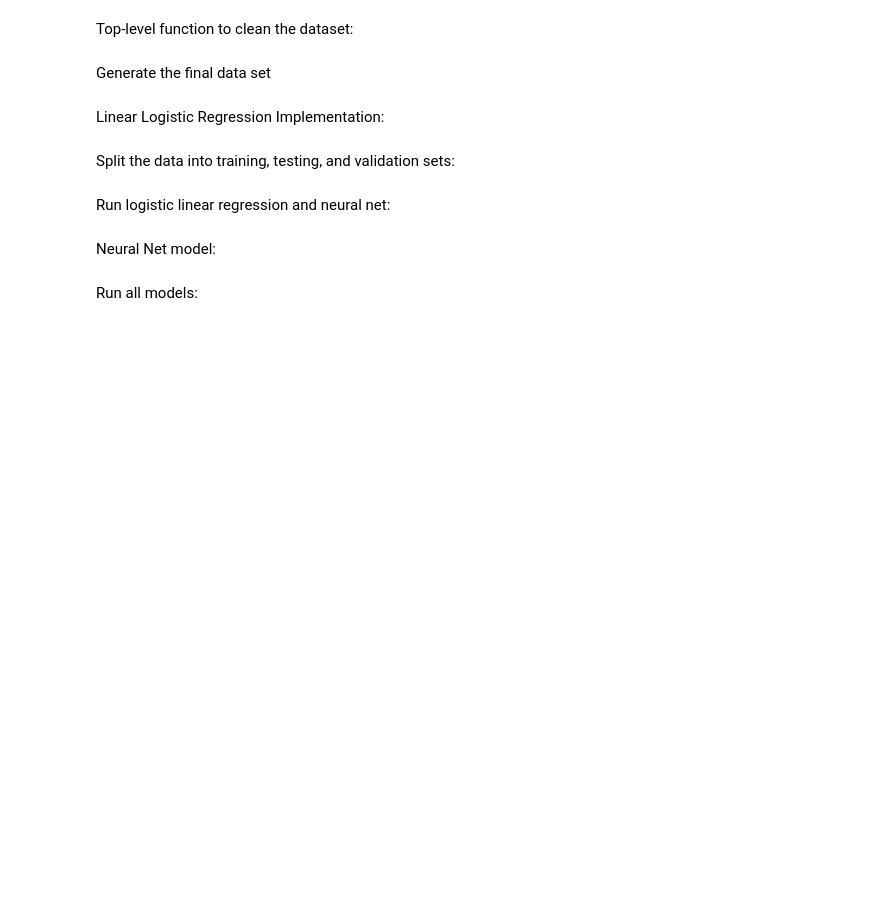
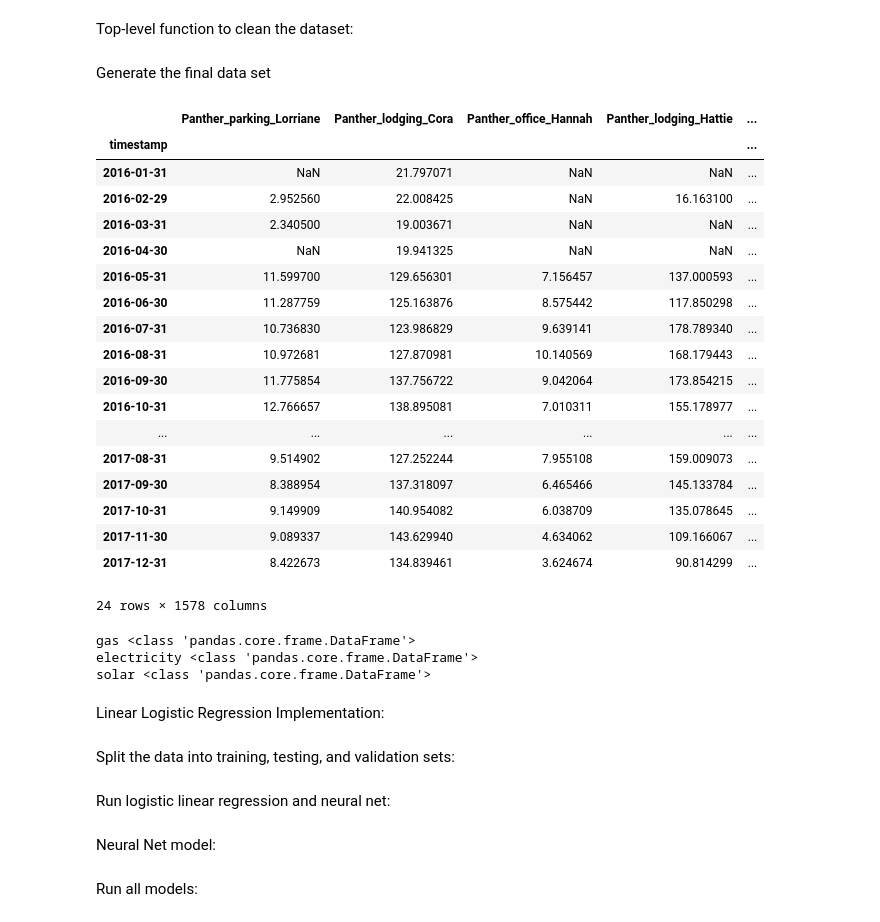
Before and after one commit to tree-hugger722/ML-Final-Project, a Jupyter notebook: data_loader.ipynb, the cells around one changed output. Saved outputs shown, nothing was run; the diff lists cells and outputs as text; code cells hidden in the pictures; blank space fills up the shorter version.

```diff
--- a/data_loader.ipynb
+++ b/data_loader.ipynb
@@ -262,0 +399,38 @@ print( "final data set: \n", final_data)
+# %%
+# Save the final data set in final_data
+meter_data, metadata, median_energy_usage = load_energy_data()
+# %%
+electricity_data = meter_data['electricity']
+# %%
+electricity_data['timestamp']=pd.to_datetime(electricity_data['timestamp'])
+# %%
+sample = electricity_data.set_index('timestamp')
+# %%
+sample.resample('m').mean()
+# %% [output]
+|  | Panther_parking_Lorriane | Panther_lodging_Cora | Panther_office_Hannah | Panther_lodging_Hattie | ... |
+| timestamp |  |  |  |  | ... |
+| 2016-01-31 | NaN | 21.797071 | NaN | NaN | ... |
+| 2016-02-29 | 2.952560 | 22.008425 | NaN | 16.163100 | ... |
+| 2016-03-31 | 2.340500 | 19.003671 | NaN | NaN | ... |
+| 2016-04-30 | NaN | 19.941325 | NaN | NaN | ... |
+| 2016-05-31 | 11.599700 | 129.656301 | 7.156457 | 137.000593 | ... |
+| 2016-06-30 | 11.287759 | 125.163876 | 8.575442 | 117.850298 | ... |
+| 2016-07-31 | 10.736830 | 123.986829 | 9.639141 | 178.789340 | ... |
+| 2016-08-31 | 10.972681 | 127.870981 | 10.140569 | 168.179443 | ... |
+| 2016-09-30 | 11.775854 | 137.756722 | 9.042064 | 173.854215 | ... |
+| 2016-10-31 | 12.766657 | 138.895081 | 7.010311 | 155.178977 | ... |
+| ... | ... | ... | ... | ... | ... |
+| 2017-08-31 | 9.514902 | 127.252244 | 7.955108 | 159.009073 | ... |
+| 2017-09-30 | 8.388954 | 137.318097 | 6.465466 | 145.133784 | ... |
+| 2017-10-31 | 9.149909 | 140.954082 | 6.038709 | 135.078645 | ... |
+| 2017-11-30 | 9.089337 | 143.629940 | 4.634062 | 109.166067 | ... |
+| 2017-12-31 | 8.422673 | 134.839461 | 3.624674 | 90.814299 | ... |
+24 rows × 1578 columns
+# %%
+for k, v in meter_data.items():
+    print(k, type(v))
+# %% [output]
+gas <class 'pandas.core.frame.DataFrame'>
+electricity <class 'pandas.core.frame.DataFrame'>
+solar <class 'pandas.core.frame.DataFrame'>
```
Also changed, not shown: parts of 13 cells of this notebook.
